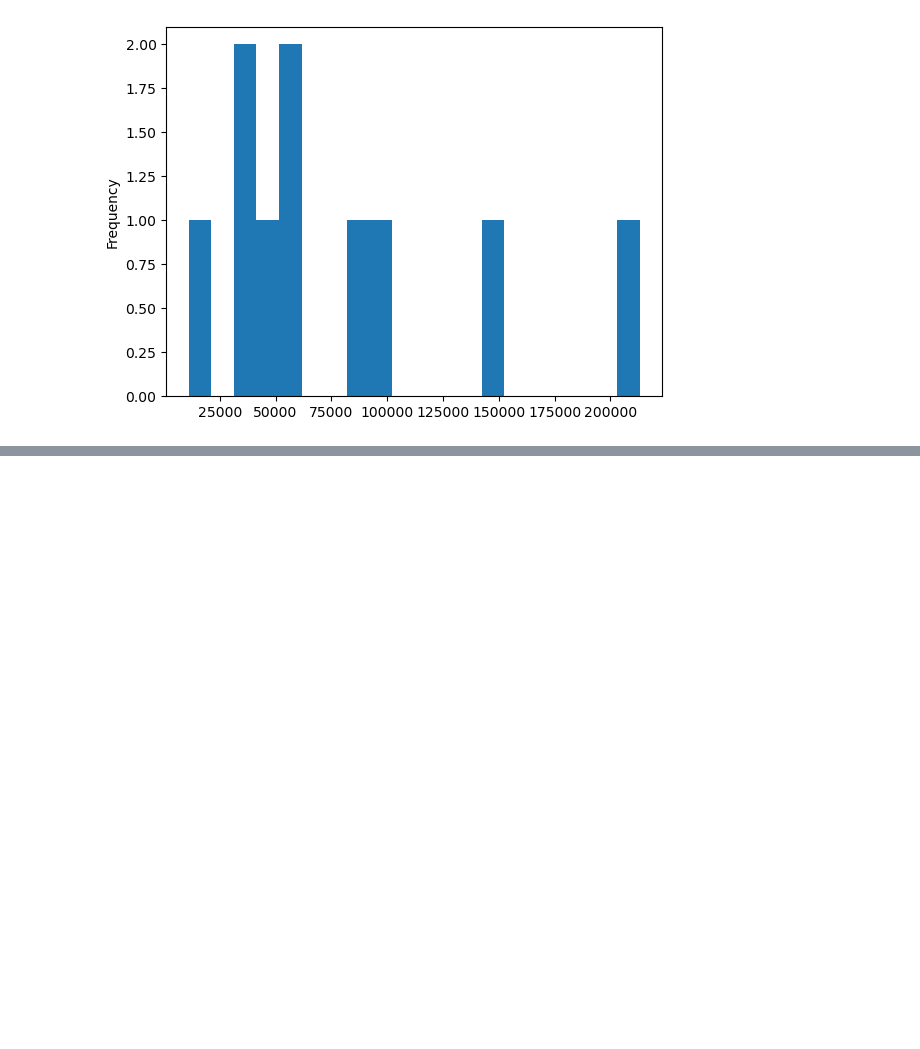
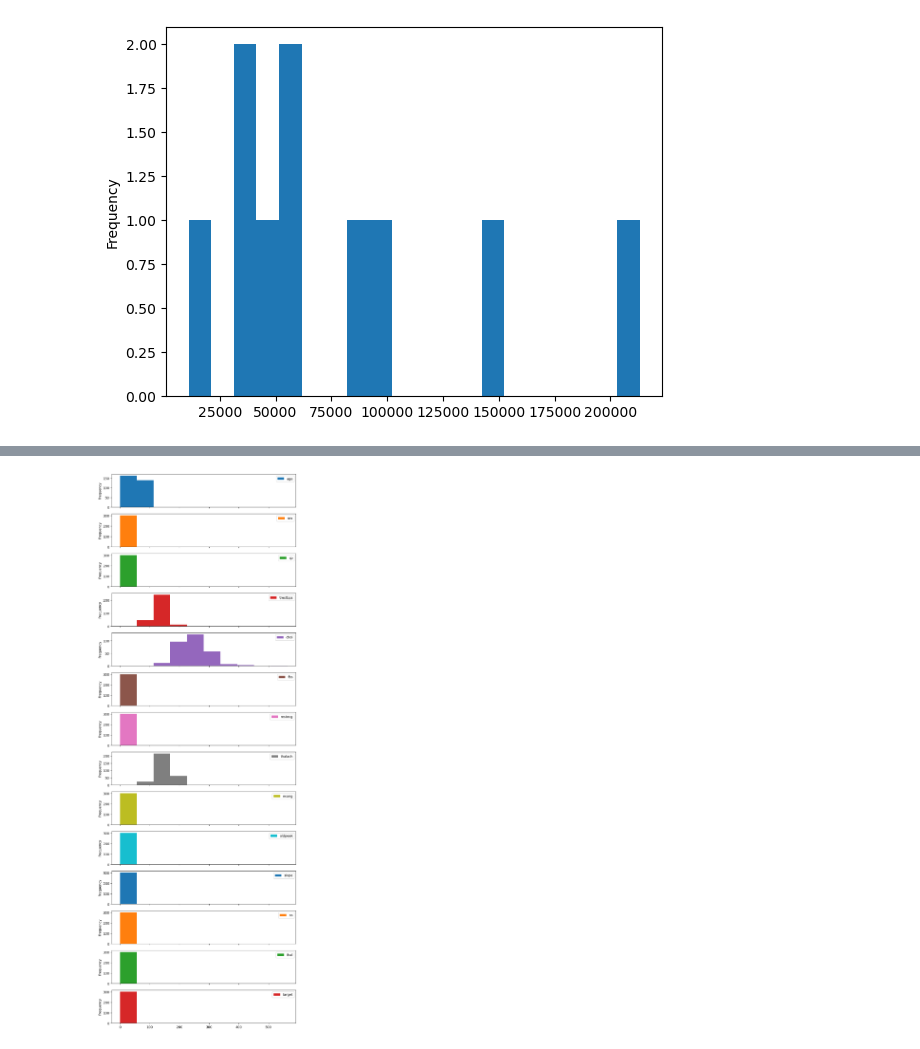
Before and after one commit to hamzazahidulislam/simple-ml, a Jupyter notebook: introduction-to-matplotlib.ipynb, the cells around one changed output, grey strips where cells are left out. Cells and saved outputs as stored; diff of their text form; code cells hidden in the pictures; blank space fills up the shorter version.

```diff
--- a/introduction-to-matplotlib.ipynb
+++ b/introduction-to-matplotlib.ipynb
@@ -447,0 +465,5 @@ plt.show()
+# %%
+heart_disease.plot.hist(figsize=(10,30),subplots=True)
+plt.show()
+# %% [output]
+[figure, added]
```
Also changed, not shown: parts of 6 cells of this notebook.
